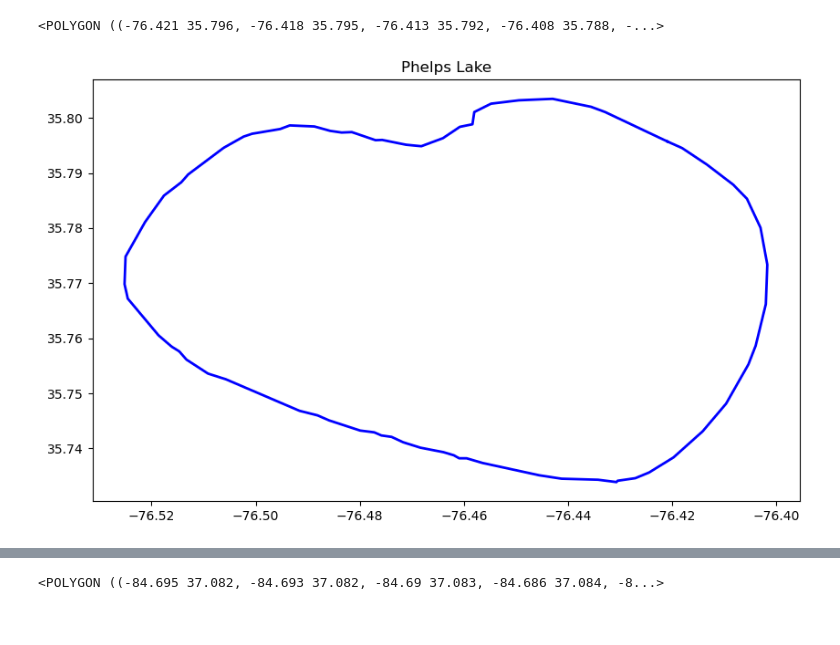
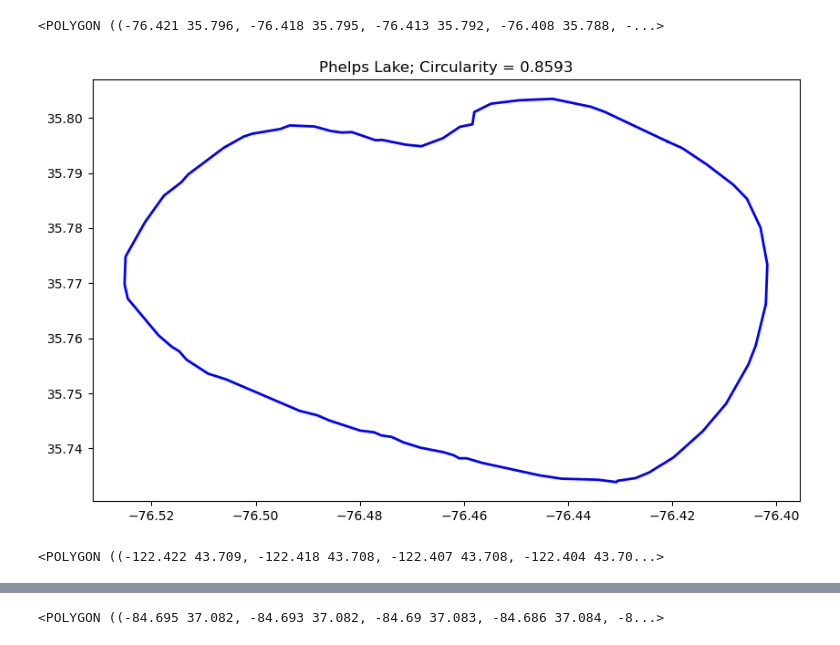
Before and after one commit to DOI-USGS/vizlab-chart-challenge-23, a Jupyter notebook: 11_circular_jhariharan/empty_template_script.ipynb, the cells around one changed output, grey strips where cells are left out. Saved outputs shown, nothing was run; the diff lists cells and outputs as text; code cells hidden in the pictures.

```diff
--- a/11_circular_jhariharan/empty_template_script.ipynb
+++ b/11_circular_jhariharan/empty_template_script.ipynb
@@ -122,11 +126,25 @@ second_most_circular_geom
 # %%
 # plot figure
 fig, ax = plt.subplots(figsize=(10, 6))
 # plot the lake
 x, y = second_most_circular_geom.exterior.xy
 ax.plot(x, y, color="blue", linewidth=2)
 # add the name of the lake
-ax.set_title(f"{second_most_circular_name}")
+ax.set_title(f"{second_most_circular_name}" + f"; Circularity = {second_most_circular_circ:.4f}")
 plt.show()
 # %% [output]
-[figure, old version]
+[figure, new version]
+# %%
+# median circular lake
+# get the index of the median circular lake
+median_circular_idx = us_gdf["circularity"].sort_values().index[len(us_gdf)//2]
+# get the geometry of the median circular lake
+median_circular_geom = us_gdf.loc[median_circular_idx, "geometry"]
+# get the circularity of the median circular lake
+median_circular_circ = us_gdf.loc[median_circular_idx, "circularity"]
+# get the name of the median circular lake
+median_circular_name = us_gdf.loc[median_circular_idx, "Lake_name"]
+# plot the lake
+median_circular_geom
+# %% [output]
+<POLYGON ((-122.422 43.709, -122.418 43.708, -122.407 43.708, -122.404 43.70...>
```
Also changed, not shown: parts of 20 cells of this notebook.
